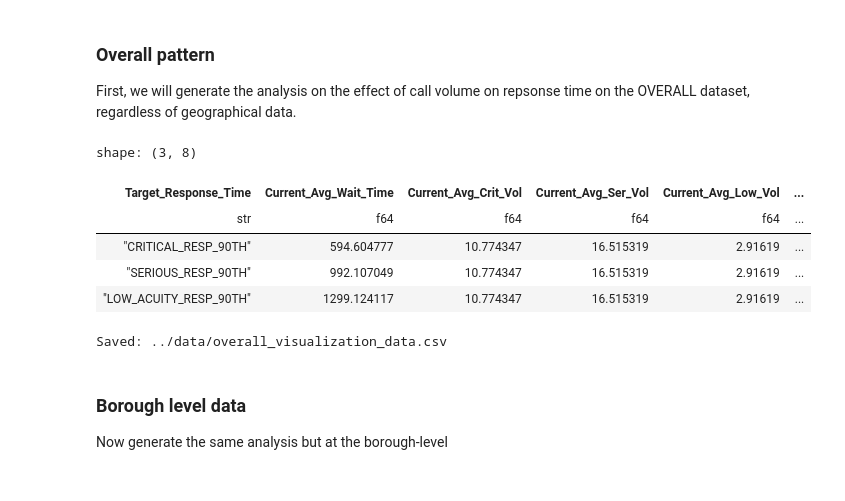
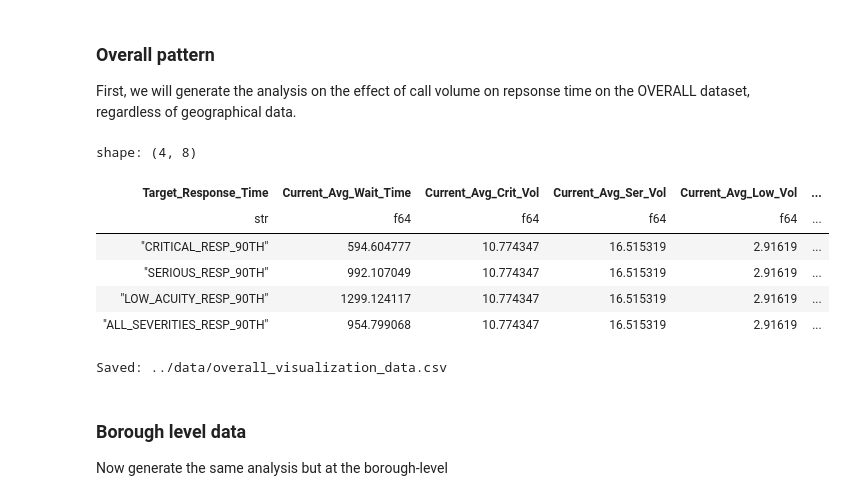
Before and after one commit to lzillmer/CSE-6242-Project, a Jupyter notebook: notebooks/parquet_processing.ipynb, the cells around one changed output. Drawn from its saved outputs; the diff is of its cells as text; code cells hidden in the pictures.

```diff
--- a/notebooks/parquet_processing.ipynb
+++ b/notebooks/parquet_processing.ipynb
@@ -358,7 +388,7 @@ hourly_features_df = pl.read_parquet(hourly_features_path)
 
 # Define the lists of binned columns we created in the last step
 vol_cols = ["CRITICAL_VOL", "SERIOUS_VOL", "LOW_ACUITY_VOL"]
-resp_cols = ["CRITICAL_RESP_90TH", "SERIOUS_RESP_90TH", "LOW_ACUITY_RESP_90TH"]
+resp_cols = ["CRITICAL_RESP_90TH", "SERIOUS_RESP_90TH", "LOW_ACUITY_RESP_90TH", "ALL_SEVERITIES_RESP_90TH"]
 
 print("Creating correlation matrix for binned severities...")
 
@@ -459,7 +489,7 @@ We will run an Ordinary Least Squares (OLS) regression on our `hourly_features`
 First, we will generate the analysis on the effect of call volume on repsonse time on the OVERALL dataset, regardless of geographical data.
 # %%
 vol_cols = ["CRITICAL_VOL", "SERIOUS_VOL", "LOW_ACUITY_VOL"]
-resp_cols = ["CRITICAL_RESP_90TH", "SERIOUS_RESP_90TH", "LOW_ACUITY_RESP_90TH"]
+resp_cols = ["CRITICAL_RESP_90TH", "SERIOUS_RESP_90TH", "LOW_ACUITY_RESP_90TH", "ALL_SEVERITIES_RESP_90TH"]
 
 # convert to pandas for scikit-learn
 overall_df = hourly_features_df.to_pandas()
@@ -507,34 +537,35 @@ for resp_col in resp_cols:
 
             # Extract the calculated coefficients
             row_data["CRITICAL_VOL_Coef"] = model.coef_[0]
             row_data["SERIOUS_VOL_Coef"] = model.coef_[1]
             row_data["LOW_ACUITY_VOL_Coef"] = model.coef_[2]
 
         except Exception as e:
             print(f"Error processing {resp_col} regression: {e}")
             row_data.update({"CRITICAL_VOL_Coef": None, "SERIOUS_VOL_Coef": None, "LOW_ACUITY_VOL_Coef": None})
     else:
         row_data.update({"CRITICAL_VOL_Coef": None, "SERIOUS_VOL_Coef": None, "LOW_ACUITY_VOL_Coef": None})
 
     matrix_rows.append(row_data)
 
 
 # Convert the processed rows back into a Polars DataFrame for consistency
 overall_matrix = pl.DataFrame(matrix_rows)
 
 # Save each borough's matrix to its own CSV, matching your previous file structure format
 output_path = f"../data/overall_visualization_data.csv"
 overall_matrix.write_csv(output_path)
 display(overall_matrix)
 
 print(f"Saved: {output_path}")
 # %% [output]
-shape: (3, 8)
+shape: (4, 8)
 | Target_Response_Time | Current_Avg_Wait_Time | Current_Avg_Crit_Vol | Current_Avg_Ser_Vol | Current_Avg_Low_Vol | ... |
 | str | f64 | f64 | f64 | f64 | ... |
 | "CRITICAL_RESP_90TH" | 594.604777 | 10.774347 | 16.515319 | 2.91619 | ... |
 | "SERIOUS_RESP_90TH" | 992.107049 | 10.774347 | 16.515319 | 2.91619 | ... |
 | "LOW_ACUITY_RESP_90TH" | 1299.124117 | 10.774347 | 16.515319 | 2.91619 | ... |
+| "ALL_SEVERITIES_RESP_90TH" | 954.799068 | 10.774347 | 16.515319 | 2.91619 | ... |
 Saved: ../data/overall_visualization_data.csv
 # %% [markdown]
 ### Borough level data
```
Also changed, not shown: parts of 11 cells of this notebook, 16 other files.
